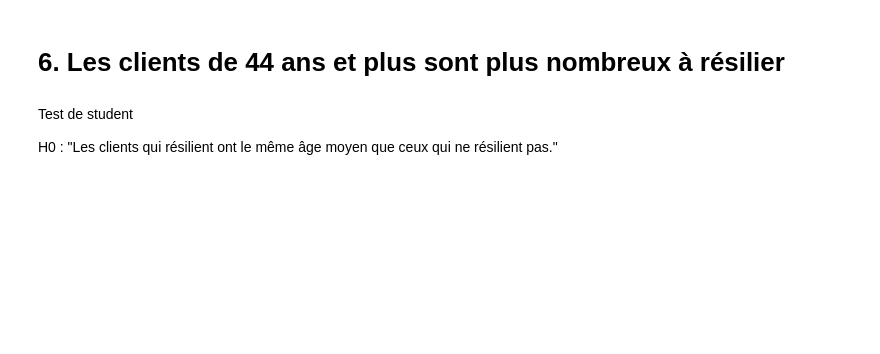
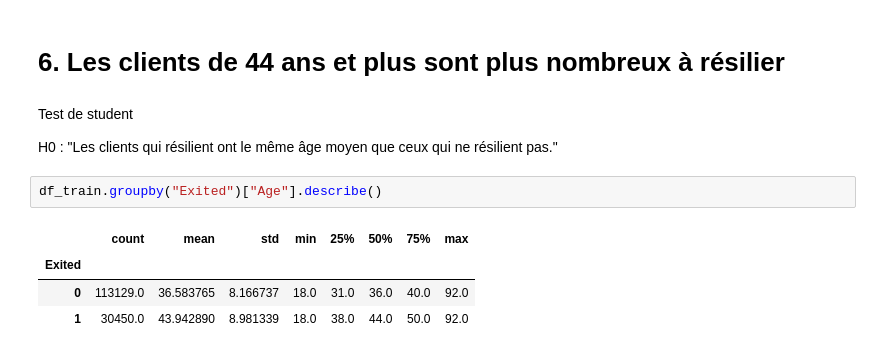
Before and after one commit to SimonGallien/mlpro-bank-churn, a Jupyter notebook: src/mlpro_bank_churn/3_hypothesis.ipynb, the cells around one changed output. Cells and saved outputs as stored; diff of their text form; blank space fills up the shorter version.

```diff
--- a/src/mlpro_bank_churn/3_hypothesis.ipynb
+++ b/src/mlpro_bank_churn/3_hypothesis.ipynb
@@ -262,3 +312,10 @@ H0 : "Les clients qui ont résilié ont en moyenne un solde égal aux autres."
 Test de student
 
 H0 : "Les clients qui résilient ont le même âge moyen que ceux qui ne résilient pas."
+# %%
+df_train.groupby("Exited")["Age"].describe()
+# %% [output]
+|  | count | mean | std | min | 25% | 50% | 75% | max |
+| Exited |  |  |  |  |  |  |  |  |
+| 0 | 113129.0 | 36.583765 | 8.166737 | 18.0 | 31.0 | 36.0 | 40.0 | 92.0 |
+| 1 | 30450.0 | 43.942890 | 8.981339 | 18.0 | 38.0 | 44.0 | 50.0 | 92.0 |
```
Also changed, not shown: parts of 9 cells of this notebook.
